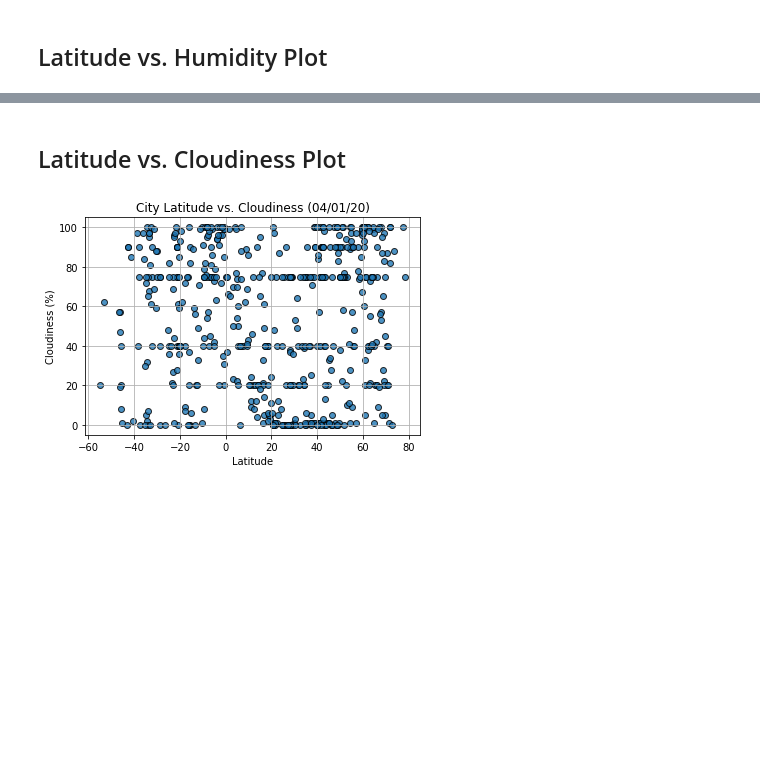
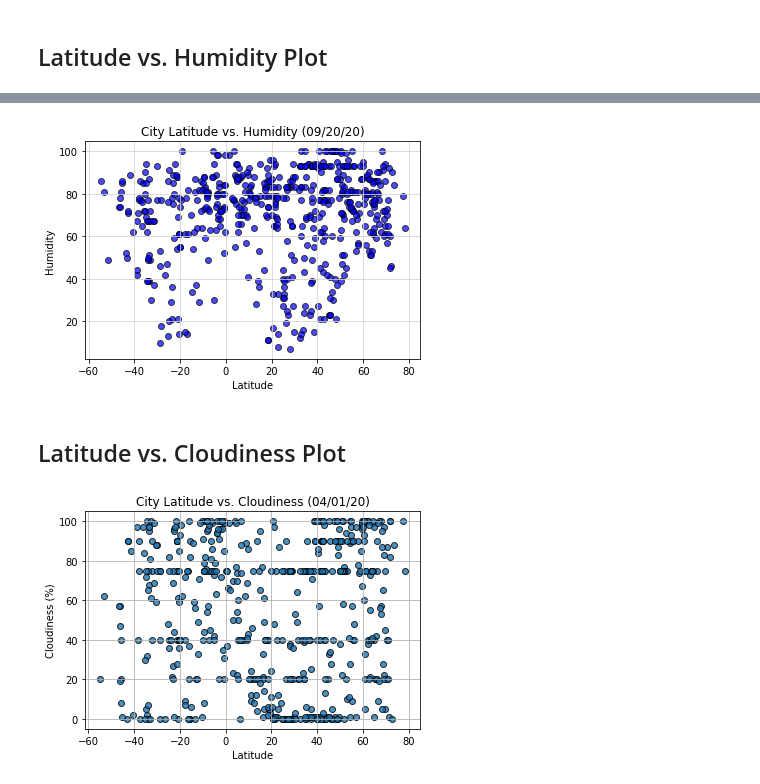
Before and after one commit to samuelokunola326/python-api-challenge, a Jupyter notebook: WeatherPy/WeatherPy.ipynb, the cells around one changed output, grey strips where cells are left out. Saved outputs shown, nothing was run; the diff lists cells and outputs as text; code cells hidden in the pictures; blank space fills up the shorter version.

```diff
--- a/WeatherPy/WeatherPy.ipynb
+++ b/WeatherPy/WeatherPy.ipynb
@@ -329,3 +323,13 @@ plt.savefig("Png/Lat vs Max Temp.png")
+# %%
+plt.scatter(cities_df["Latitude"],cities_df["Humidity"],edgecolors="black",
+            marker='o', color="blue",alpha=.7)
+plt.title("City Latitude vs. Humidity (09/20/20)")
+plt.xlabel("Latitude")
+plt.ylabel("Humidity")
+plt.grid (b=True,which="major",axis="both",linestyle="-",color="lightgrey")
+plt.savefig("output_data/Lat_vs_Humidity.png")
+# %% [output]
+[figure, added]
 # %% [markdown]
 ## Latitude vs. Cloudiness Plot
 # %%
```
Also changed, not shown: parts of 3 cells of this notebook, 2 other files.
